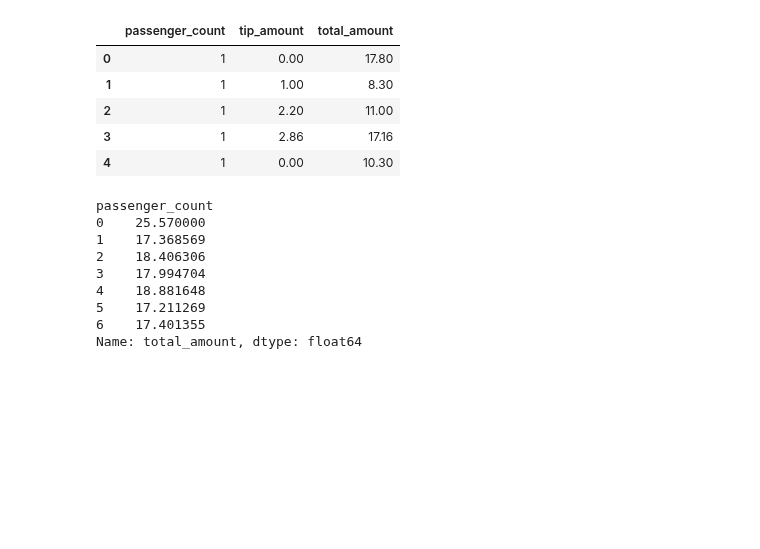
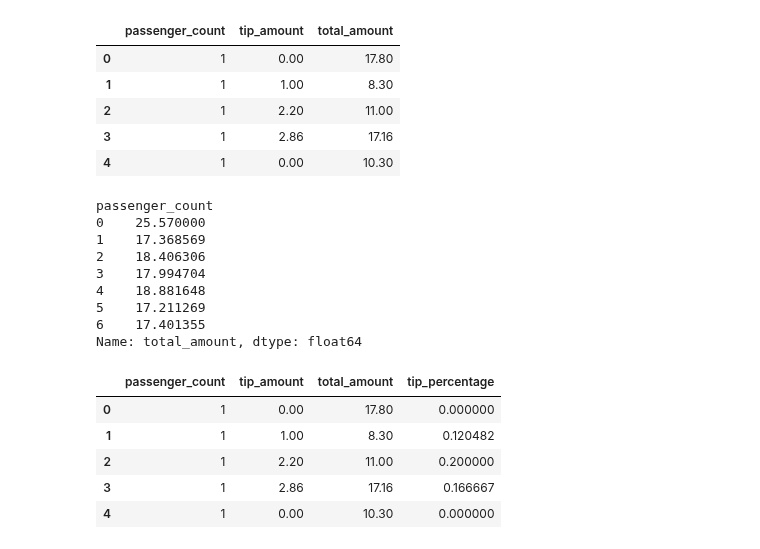
Before and after one commit to reuven/boi-autumn-2024, a Jupyter notebook: Reuven - Dec 26.ipynb, the cells around one changed output. Cells and saved outputs as stored; diff of their text form; code cells hidden in the pictures; blank space fills up the shorter version.

```diff
--- a/Reuven - Dec 26.ipynb
+++ b/Reuven - Dec 26.ipynb
@@ -1770,3 +1770,17 @@ passenger_count
 5    17.211269
 6    17.401355
 Name: total_amount, dtype: float64
+# %%
+# Calculate the tip (tip_amount) as a percentage of total_fare,
+# and assign to tip_percentage. Did larger groups pay a larger percentage tip?
+
+df['tip_percentage'] = df['tip_amount'] / df['total_amount']
+# %%
+df.head()
+# %% [output]
+|  | passenger_count | tip_amount | total_amount | tip_percentage |
+| 0 | 1 | 0.00 | 17.80 | 0.000000 |
+| 1 | 1 | 1.00 | 8.30 | 0.120482 |
+| 2 | 1 | 2.20 | 11.00 | 0.200000 |
+| 3 | 1 | 2.86 | 17.16 | 0.166667 |
+| 4 | 1 | 0.00 | 10.30 | 0.000000 |
```
Also changed, not shown: parts of 3 cells of this notebook, 1 other file.
